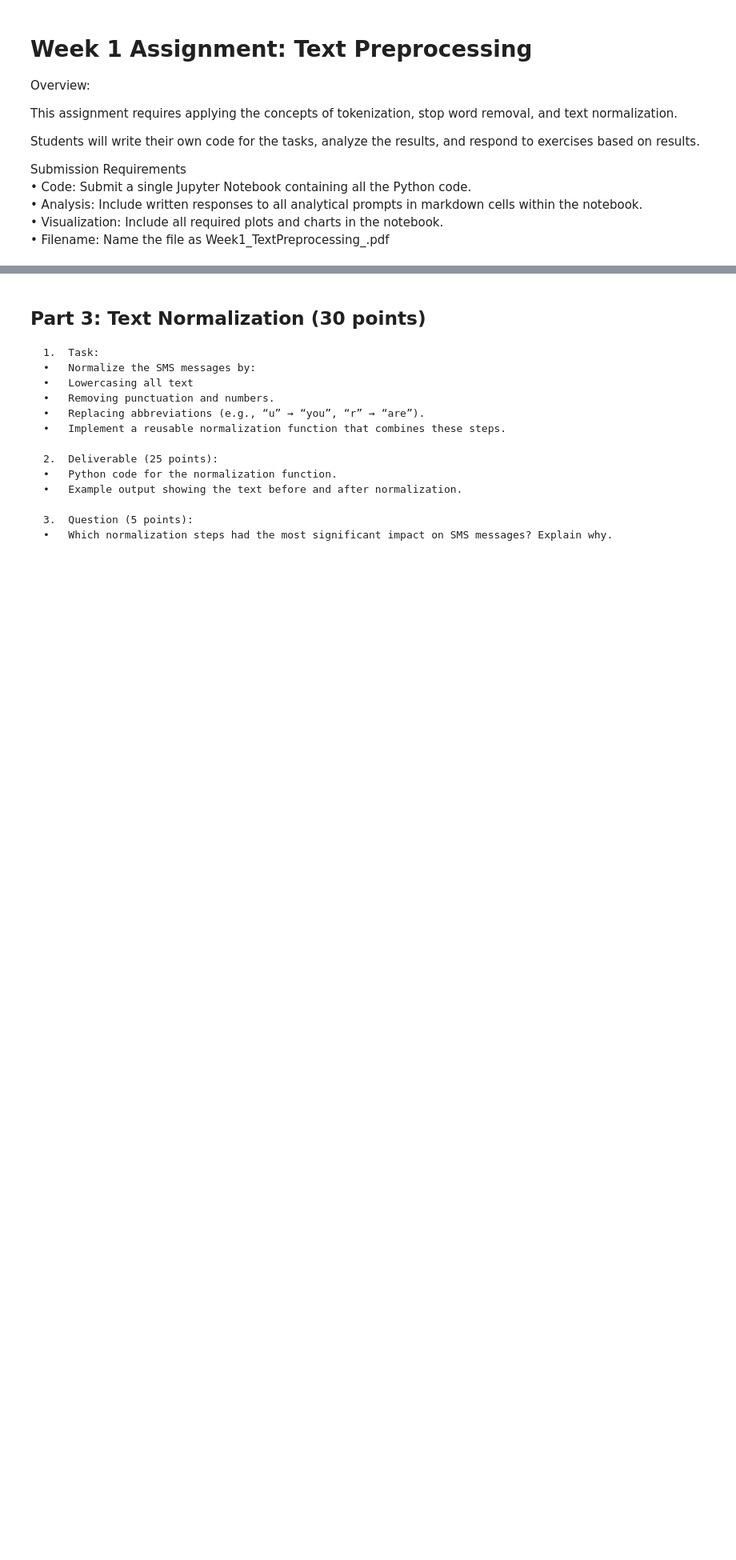
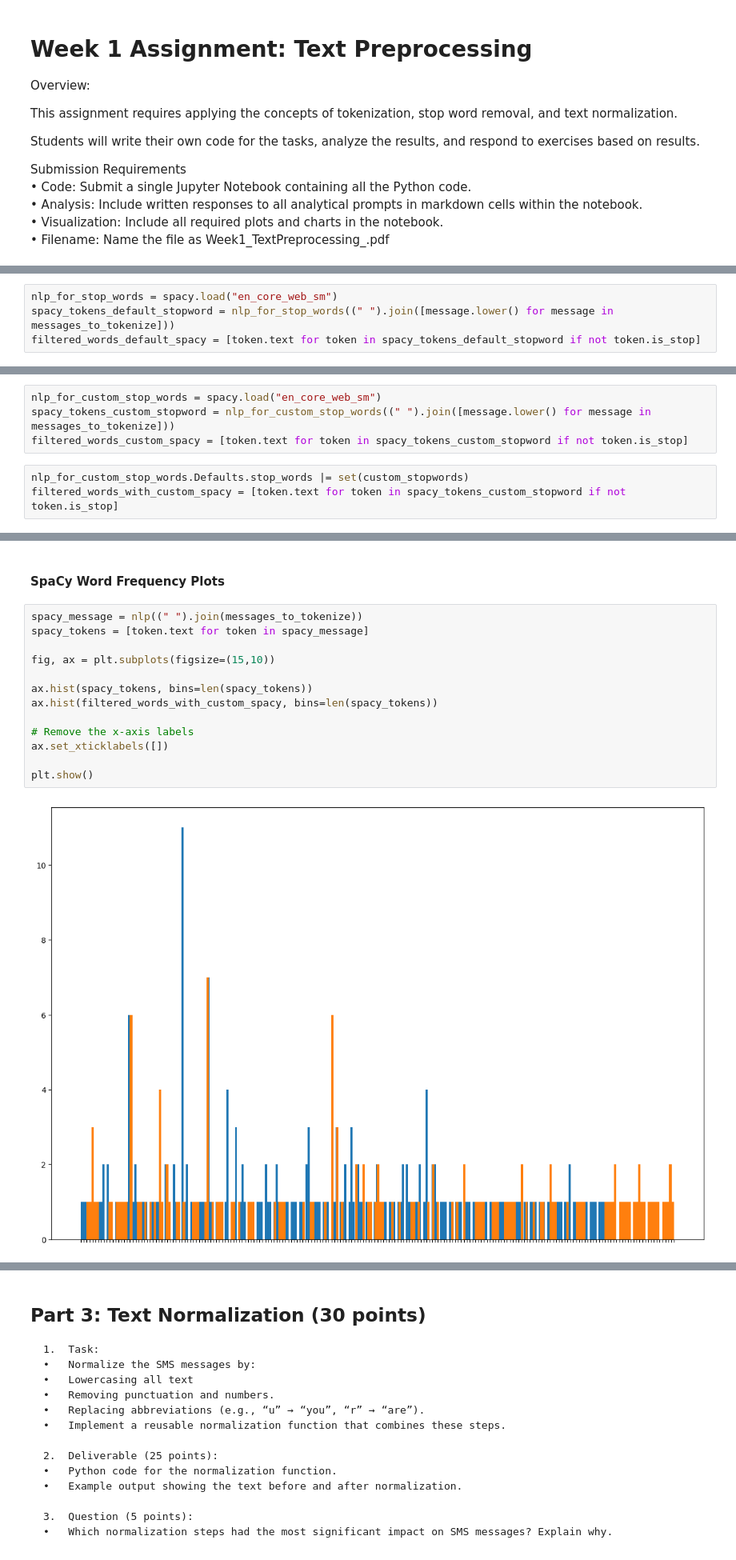
Before and after one commit to rcwaterman/DSE6212, a Jupyter notebook: Module 1/Module_1_Assignment_Text_Preprocessing.ipynb, the cells around one changed output, grey strips where cells are left out. Shown at 80% size. Saved outputs shown, nothing was run; the diff lists cells and outputs as text; blank space fills up the shorter version.

```diff
--- a/Module 1/Module_1_Assignment_Text_Preprocessing.ipynb
+++ b/Module 1/Module_1_Assignment_Text_Preprocessing.ipynb
@@ -66,0 +381,4 @@ print(sms_data['label'].value_counts())
+# %%
+nlp_for_stop_words = spacy.load("en_core_web_sm")
+spacy_tokens_default_stopword = nlp_for_stop_words((" ").join([message.lower() for message in messages_to_tokenize]))
+filtered_words_default_spacy = [token.text for token in spacy_tokens_default_stopword if not token.is_stop]
@@ -66,0 +401,7 @@ print(sms_data['label'].value_counts())
+# %%
+nlp_for_custom_stop_words = spacy.load("en_core_web_sm")
+spacy_tokens_custom_stopword = nlp_for_custom_stop_words((" ").join([message.lower() for message in messages_to_tokenize]))
+filtered_words_custom_spacy = [token.text for token in spacy_tokens_custom_stopword if not token.is_stop]
+# %%
+nlp_for_custom_stop_words.Defaults.stop_words |= set(custom_stopwords)
+filtered_words_with_custom_spacy = [token.text for token in spacy_tokens_custom_stopword if not token.is_stop]
@@ -66,0 +450,17 @@ print(sms_data['label'].value_counts())
+# %% [markdown]
+#### SpaCy Word Frequency Plots
+# %%
+spacy_message = nlp((" ").join(messages_to_tokenize))
+spacy_tokens = [token.text for token in spacy_message]
+
+fig, ax = plt.subplots(figsize=(15,10))
+
+ax.hist(spacy_tokens, bins=len(spacy_tokens))
+ax.hist(filtered_words_with_custom_spacy, bins=len(spacy_tokens))
+
+# Remove the x-axis labels
+ax.set_xticklabels([])
+
+plt.show()
+# %% [output]
+[figure, added]
```
Also changed, not shown: parts of 72 cells of this notebook, 5 other files.
